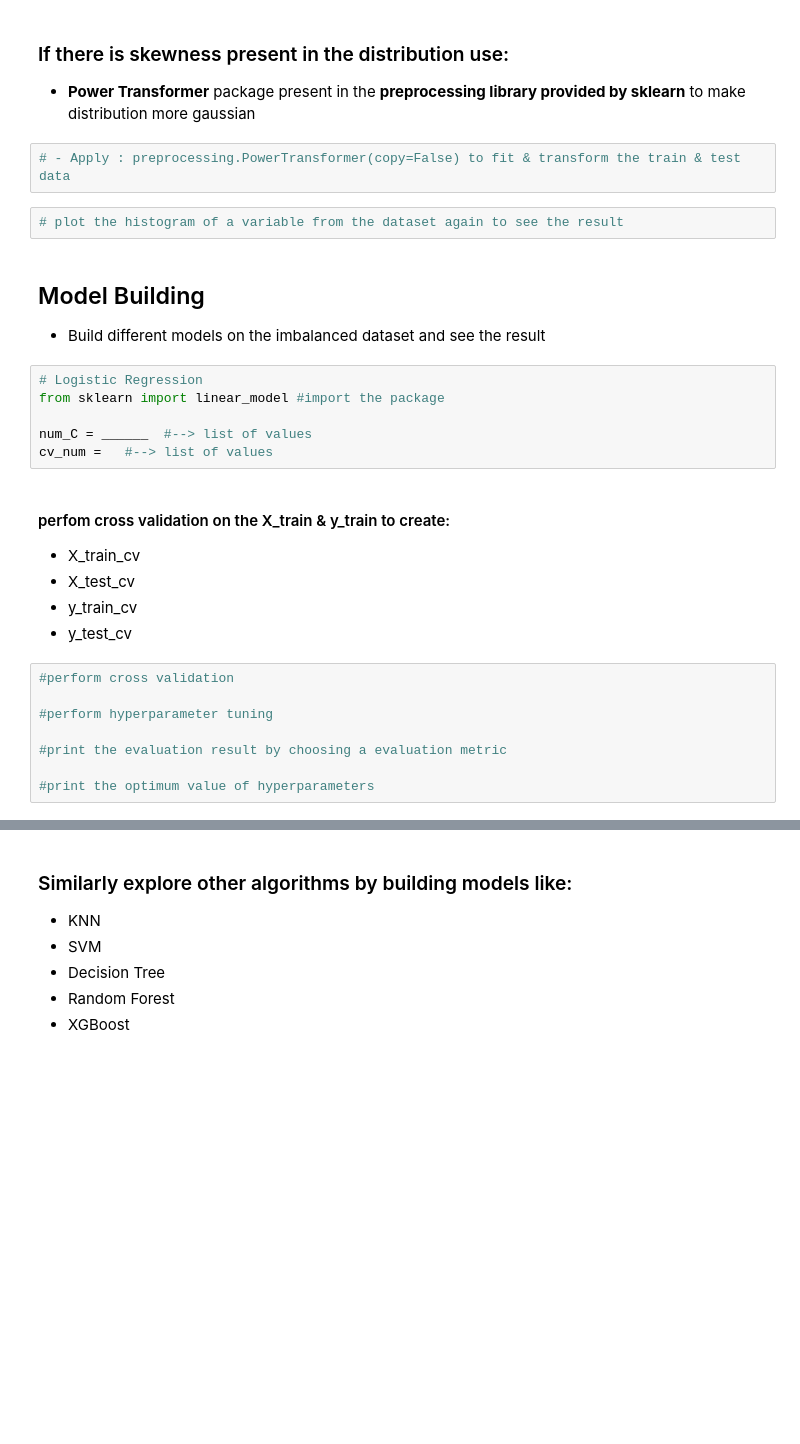
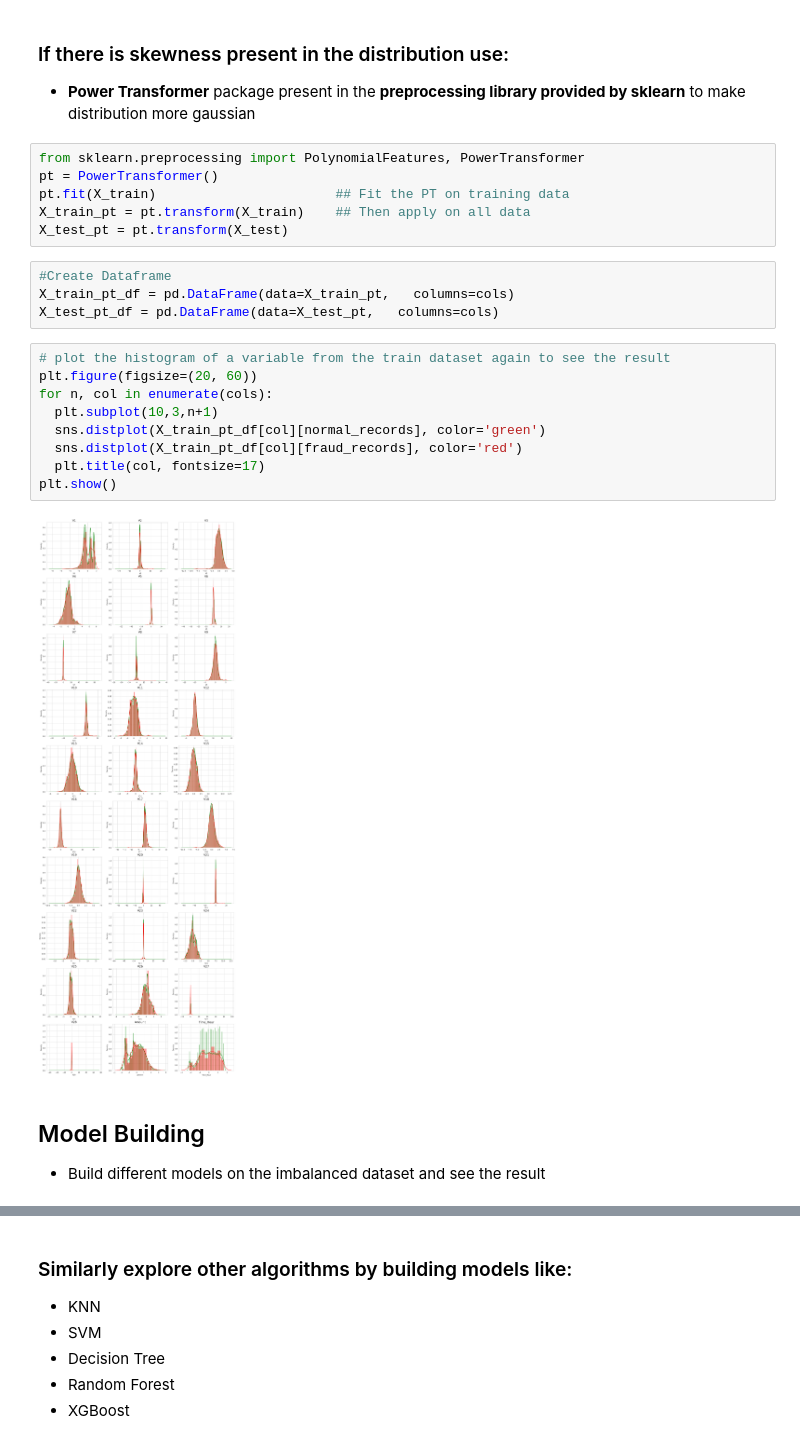
Before and after one commit to ps2420/credit-card-fraud-detection, a Jupyter notebook: Credit_card_fraud_detection_Starter_code.ipynb, the cells around one changed output, grey strips where cells are left out. Saved outputs shown, nothing was run; the diff lists cells and outputs as text; blank space fills up the shorter version.

```diff
--- a/Credit_card_fraud_detection_Starter_code.ipynb
+++ b/Credit_card_fraud_detection_Starter_code.ipynb
@@ -438,30 +439,27 @@ plt.show()
 # %% [markdown]
 ### If there is skewness present in the distribution use:
 - <b>Power Transformer</b> package present in the <b>preprocessing library provided by sklearn</b> to make distribution more gaussian
-# %%
-# - Apply : preprocessing.PowerTransformer(copy=False) to fit & transform the train & test data
-# %%
-# plot the histogram of a variable from the dataset again to see the result
+# %%
+from sklearn.preprocessing import PolynomialFeatures, PowerTransformer
+pt = PowerTransformer()
+pt.fit(X_train)                       ## Fit the PT on training data
+X_train_pt = pt.transform(X_train)    ## Then apply on all data
+X_test_pt = pt.transform(X_test)
+# %%
+#Create Dataframe
+X_train_pt_df = pd.DataFrame(data=X_train_pt,   columns=cols)
+X_test_pt_df = pd.DataFrame(data=X_test_pt,   columns=cols)
+# %%
+# plot the histogram of a variable from the train dataset again to see the result
+plt.figure(figsize=(20, 60))
+for n, col in enumerate(cols):
+  plt.subplot(10,3,n+1)
+  sns.distplot(X_train_pt_df[col][normal_records], color='green')
+  sns.distplot(X_train_pt_df[col][fraud_records], color='red')
+  plt.title(col, fontsize=17)
+plt.show()
+# %% [output]
+[figure, added]
 # %% [markdown]
 ## Model Building
 - Build different models on the imbalanced dataset and see the result
-# %%
-# Logistic Regression
-from sklearn import linear_model #import the package
-
-num_C = ______  #--> list of values
-cv_num =   #--> list of values
-# %% [markdown]
-#### perfom cross validation on the X_train & y_train to create:
-- X_train_cv
-- X_test_cv
-- y_train_cv
-- y_test_cv
-# %%
-#perform cross validation
-
-#perform hyperparameter tuning
-
-#print the evaluation result by choosing a evaluation metric
-
-#print the optimum value of hyperparameters
```
Also changed, not shown: parts of 68 cells of this notebook.
